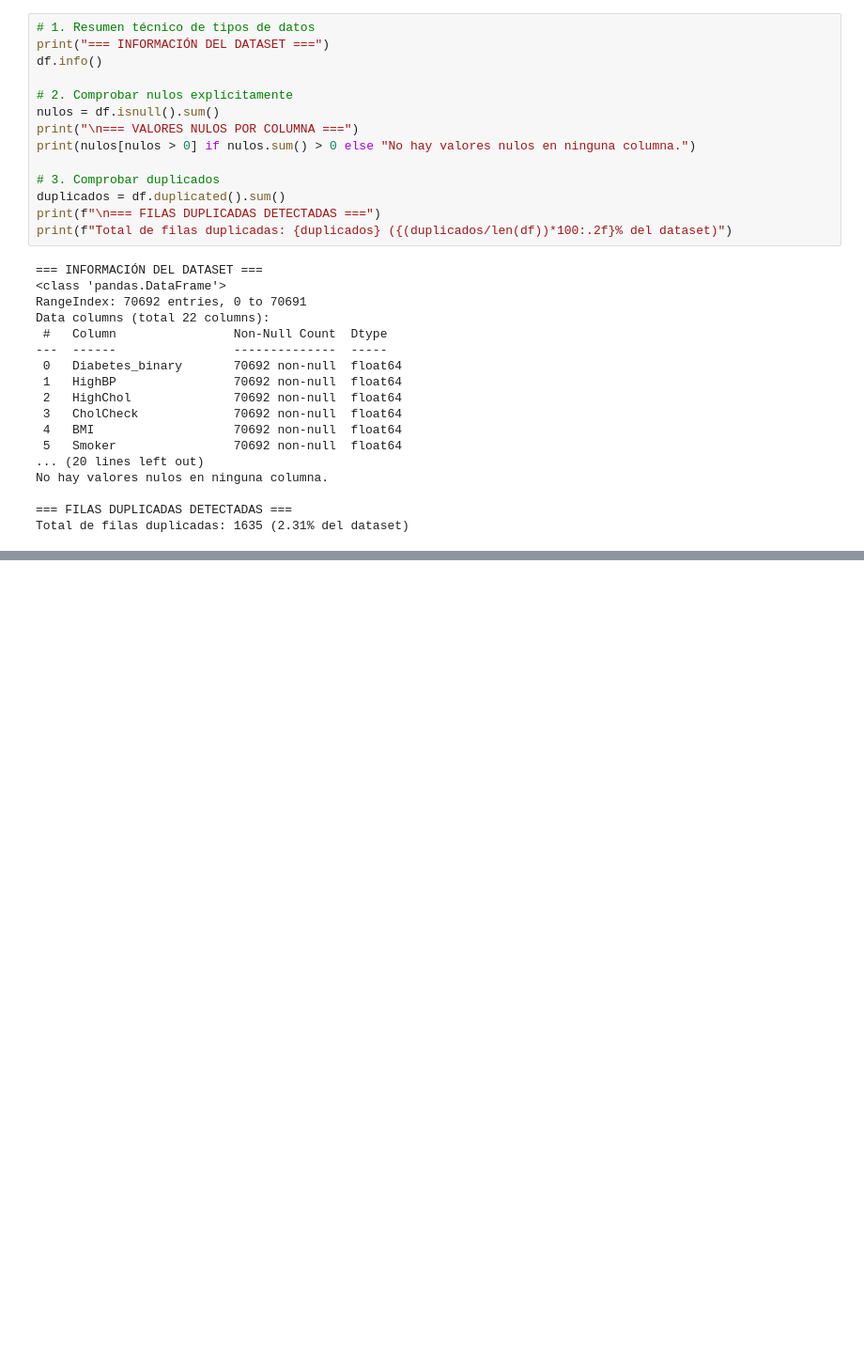
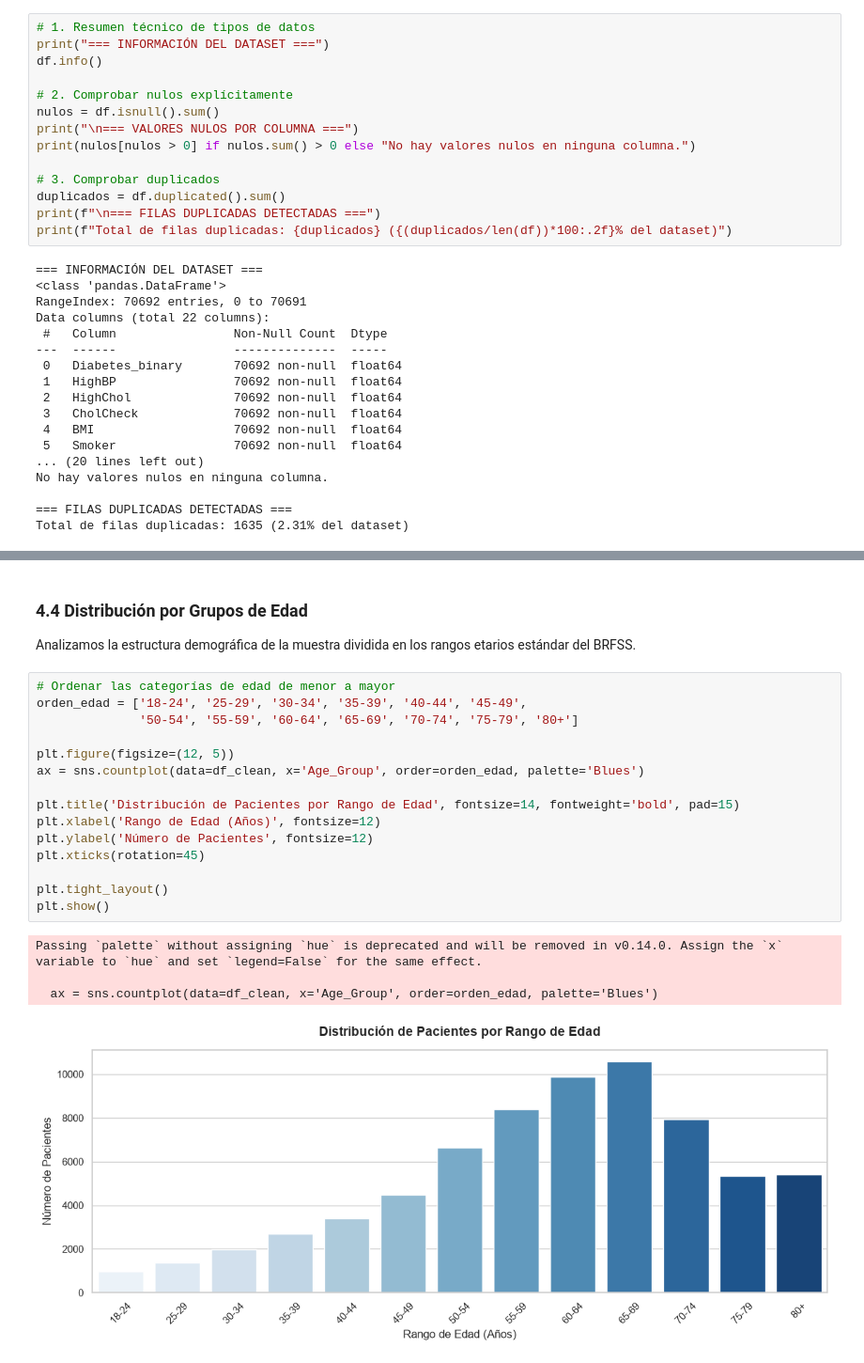
Before and after one commit to PDguezPgr/proyecto-eda-diabetes, a Jupyter notebook: eda_diabetes.ipynb, the cells around one changed output, grey strips where cells are left out. Shown at 94% size. Saved outputs shown, nothing was run; the diff lists cells and outputs as text; blank space fills up the shorter version.

```diff
--- a/eda_diabetes.ipynb
+++ b/eda_diabetes.ipynb
@@ -187,0 +363,23 @@ Total de filas duplicadas: 1635 (2.31% del dataset)
+# %% [markdown]
+### 4.4 Distribución por Grupos de Edad
+Analizamos la estructura demográfica de la muestra dividida en los rangos etarios estándar del BRFSS.
+# %%
+# Ordenar las categorías de edad de menor a mayor
+orden_edad = ['18-24', '25-29', '30-34', '35-39', '40-44', '45-49',
+              '50-54', '55-59', '60-64', '65-69', '70-74', '75-79', '80+']
+
+plt.figure(figsize=(12, 5))
+ax = sns.countplot(data=df_clean, x='Age_Group', order=orden_edad, palette='Blues')
+
+plt.title('Distribución de Pacientes por Rango de Edad', fontsize=14, fontweight='bold', pad=15)
+plt.xlabel('Rango de Edad (Años)', fontsize=12)
+plt.ylabel('Número de Pacientes', fontsize=12)
+plt.xticks(rotation=45)
+
+plt.tight_layout()
+plt.show()
+# %% [output]
+Passing `palette` without assigning `hue` is deprecated and will be removed in v0.14.0. Assign the `x` variable to `hue` and set `legend=False` for the same effect.
+
+  ax = sns.countplot(data=df_clean, x='Age_Group', order=orden_edad, palette='Blues')
+[figure, added]
```
Also changed, not shown: parts of 19 cells of this notebook, 1 other file.
